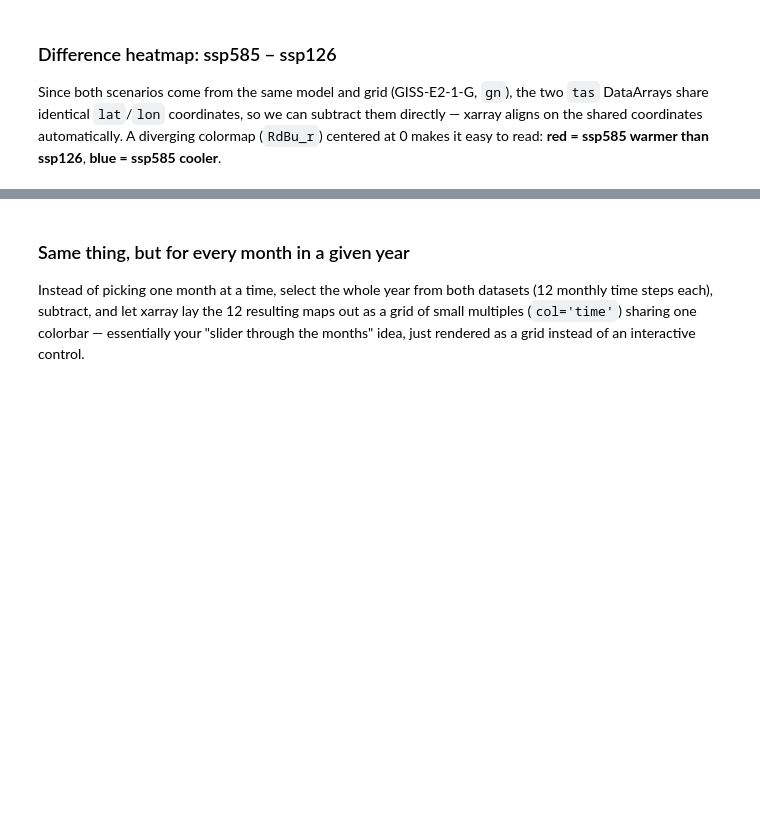
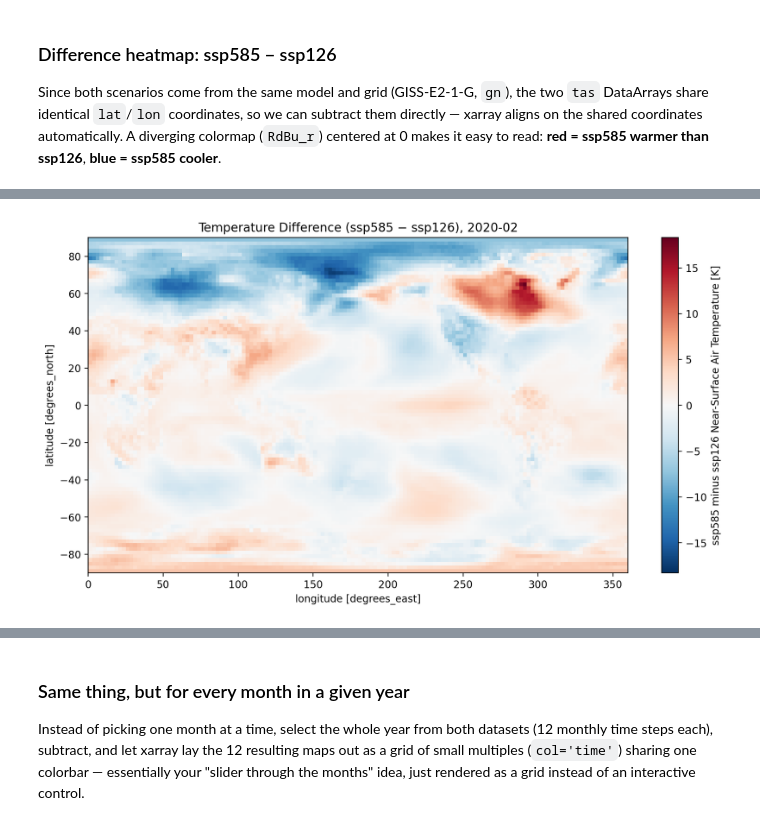
Before and after one commit to DonLe727/DSC-106-Project-3, a Jupyter notebook: CMIP Draft.ipynb, the cells around one changed output, grey strips where cells are left out. Drawn from its saved outputs; the diff is of its cells as text; code cells hidden in the pictures; blank space fills up the shorter version.

```diff
--- a/CMIP.ipynb
+++ b/CMIP Draft.ipynb
@@ -219,0 +224,4 @@ diff_2020 = plot_tas_diff(ds_month_ssp585, ds_month_ssp126, '2020-01')
+# %%
+diff_2020 = plot_tas_diff(ds_month_ssp585, ds_month_ssp126, '2020-02')
+# %% [output]
+[figure, added]
```
Also changed, not shown: parts of 5 cells of this notebook, 1 other file.
